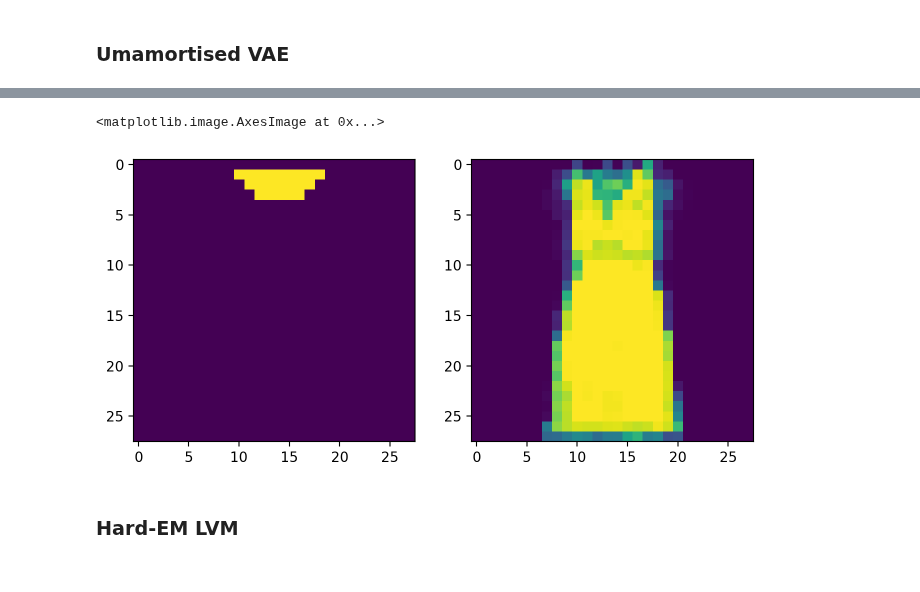
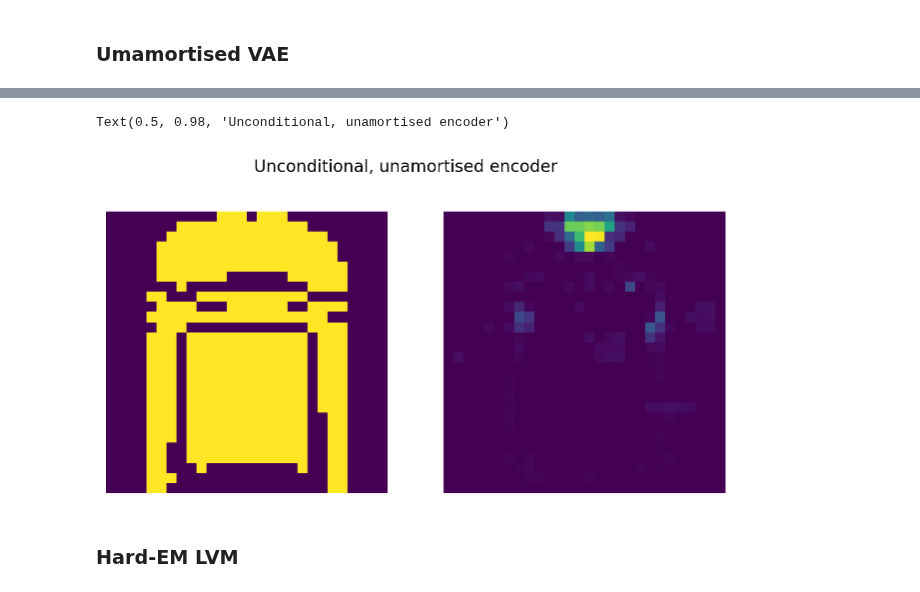
Before and after one commit to gerdm/hard-em-lvm, a Jupyter notebook: notebooks/17-unamortised-test.ipynb, the cells around one changed output, grey strips where cells are left out. Drawn from its saved outputs; the diff is of its cells as text; code cells hidden in the pictures.

```diff
--- a/notebooks/17-unamortised-test.ipynb
+++ b/notebooks/17-unamortised-test.ipynb
@@ -186,12 +211,6 @@ class GaussEncoder(nn.Module):
         self.mu = self.param("mu", self.normal_init, (self.dim_latent,))
         self.logvar_diag = self.param("logvar_diag", self.normal_init, (self.dim_latent,))
 
-    def sample_proposal(self, key, num_samples):
-        std = jnp.exp(self.logvar_diag / 2)
-        eps = jax.random.normal(key, (num_samples, self.dim_latent))
-        z = self.mu[None, ...] + jnp.einsum("d,...d->...d", std, eps)
-        return z
-
     def __call__(self, _):
         """
         Input x (_) is a dummy variable
@@ -201,7 +220,7 @@ class GaussEncoder(nn.Module):
 ## Setup
 # %%
 batch_size = 200
-key = jax.random.PRNGKey(3141)
+key = jax.random.PRNGKey(314)
 warmup, test = hlax.datasets.load_fashion_mnist(n_train=1_000, n_test=100, normalize=False)
 X_warmup = warmup[0].round()
 X_test = test[0].round()
@@ -235,5 +254,9 @@ dim_latent = 50
     num_is_samples = 10
 # %%
 config["train"]["learning_rate"] = 1e-4
+config["train"]["hard_em"]["num_its_latent"] = 5
+config["train"]["hard_em"]["num_its_params"] = 5
+config["train"]["num_epochs"] = 1000
+config["train"]["eval_epochs"] = list(range(0, 1000 + 50, 50))
 # %%
 model_decoder = Decoder(28 ** 2, dim_latent)
@@ -304,20 +341,26 @@ Wall time: 1min 32s
 # %%
 state_final = res_uvae["train"]["state_final"]
 params_hemv2 = state_final.params
 vals = model_uvae.apply(params_hemv2, X_warmup, key)[-1][0]
 
-ix_target = 2
+ix_target = 5
 img_reconstruct = vals[ix_target].reshape(28, 28)
 img_reconstruct = nn.sigmoid(img_reconstruct)
 
 img_target = X_warmup[ix_target].reshape(28, 28)
 
 fig, ax = plt.subplots(1, 2, figsize=(8, 4))
 ax[0].imshow(img_target)
 ax[1].imshow(img_reconstruct)
+
+ax[0].axis("off")
+ax[1].axis("off")
+
+
+plt.suptitle("Unconditional, unamortised encoder")
 # %% [output]
-<matplotlib.image.AxesImage at 0x...>
+Text(0.5, 0.98, 'Unconditional, unamortised encoder')
-[figure, old version]
+[figure, new version]
 # %% [markdown]
 ### Hard-EM LVM
 # %%
```
Also changed, not shown: parts of 21 cells of this notebook.
